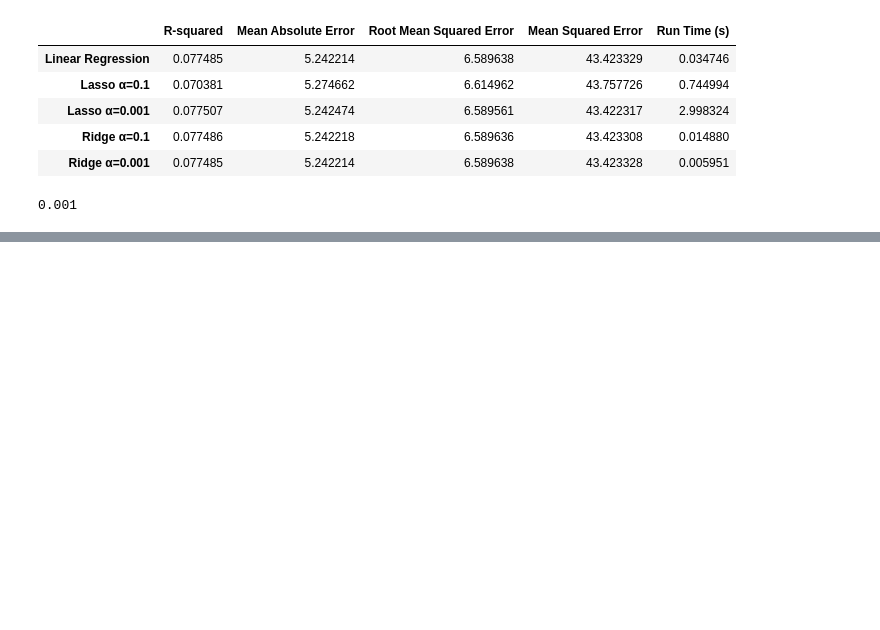
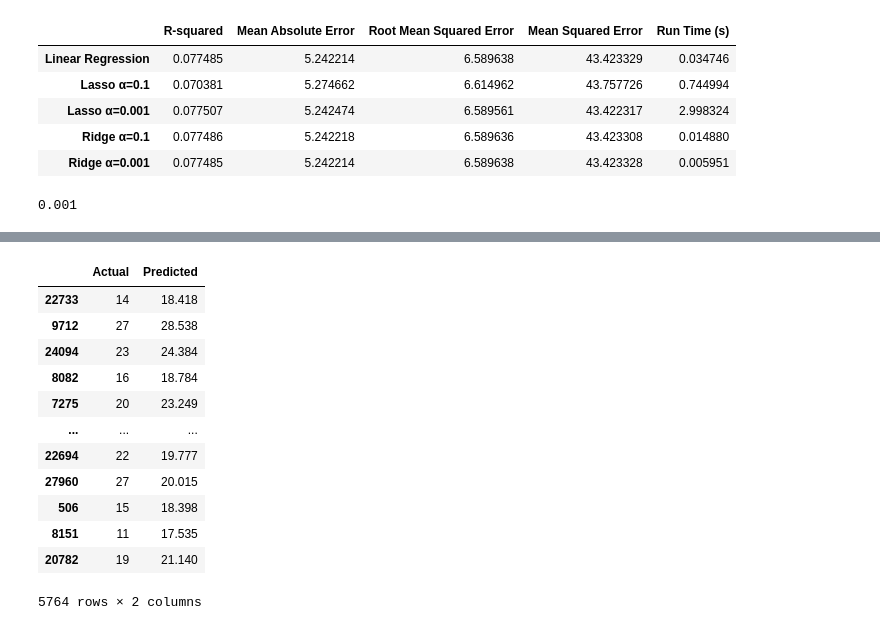
Before and after one commit to aferguson15235/tda, a Jupyter notebook: linear_regression.ipynb, the cells around one changed output, grey strips where cells are left out. Drawn from its saved outputs; the diff is of its cells as text; code cells hidden in the pictures; blank space fills up the shorter version.

```diff
--- a/linear_regression.ipynb
+++ b/linear_regression.ipynb
@@ -373,2 +380,18 @@ acc_db
 # %%
-acc_db.to_csv("accuracy_db.csv", sep=',')
+#acc_db.to_csv("accuracy_db.csv", sep=',')
+
+db_rf_reg
+# %% [output]
+|  | Actual | Predicted |
+| 22733 | 14 | 18.418 |
+| 9712 | 27 | 28.538 |
+| 24094 | 23 | 24.384 |
+| 8082 | 16 | 18.784 |
+| 7275 | 20 | 23.249 |
+| ... | ... | ... |
+| 22694 | 22 | 19.777 |
+| 27960 | 27 | 20.015 |
+| 506 | 15 | 18.398 |
+| 8151 | 11 | 17.535 |
+| 20782 | 19 | 21.140 |
+5764 rows × 2 columns
```
Also changed, not shown: parts of 4 cells of this notebook, 9 other files.
